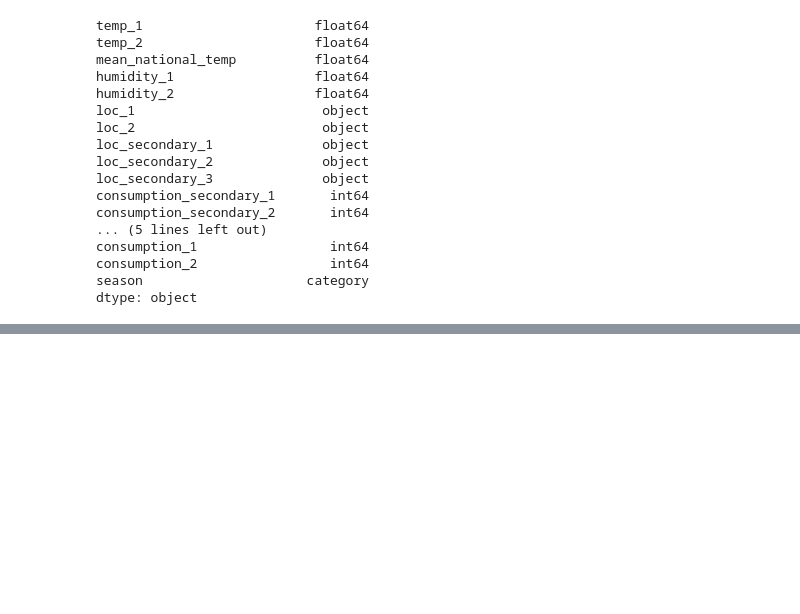
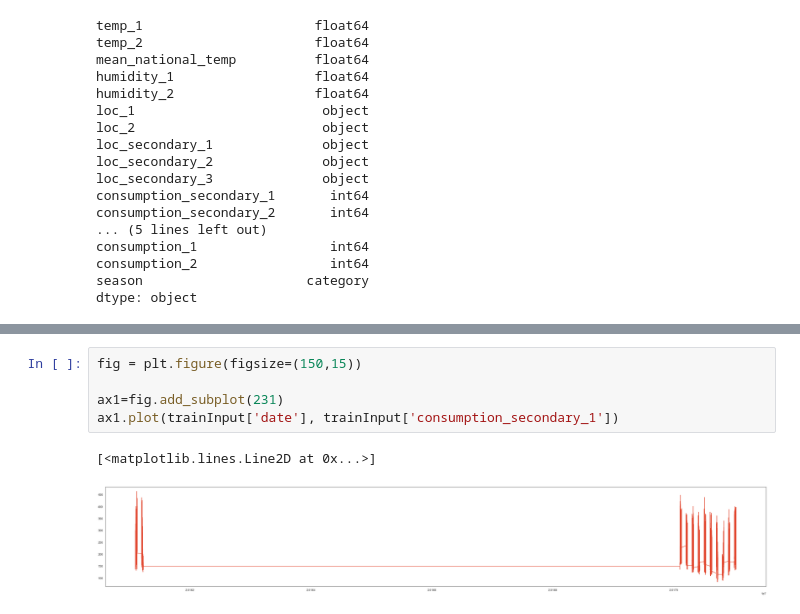
Before and after one commit to anthelix/20190520_challengePlaneteOui, a Jupyter notebook: 20190612_jupyter.ipynb, the cells around one changed output, grey strips where cells are left out. Saved outputs shown, nothing was run; the diff lists cells and outputs as text; blank space fills up the shorter version.

```diff
--- a/20190612_jupyter.ipynb
+++ b/20190612_jupyter.ipynb
@@ -485,0 +469,8 @@ sns.distplot(trainInput['consumption_secondary_1'],orient="v",ax=axes[0][0])
+# %%
+fig = plt.figure(figsize=(150,15))
+
+ax1=fig.add_subplot(231)
+ax1.plot(trainInput['date'], trainInput['consumption_secondary_1'])
+# %% [output]
+[<matplotlib.lines.Line2D at 0x...>]
+[figure, added]
```
Also changed, not shown: parts of 8 cells of this notebook, 1 other file.
